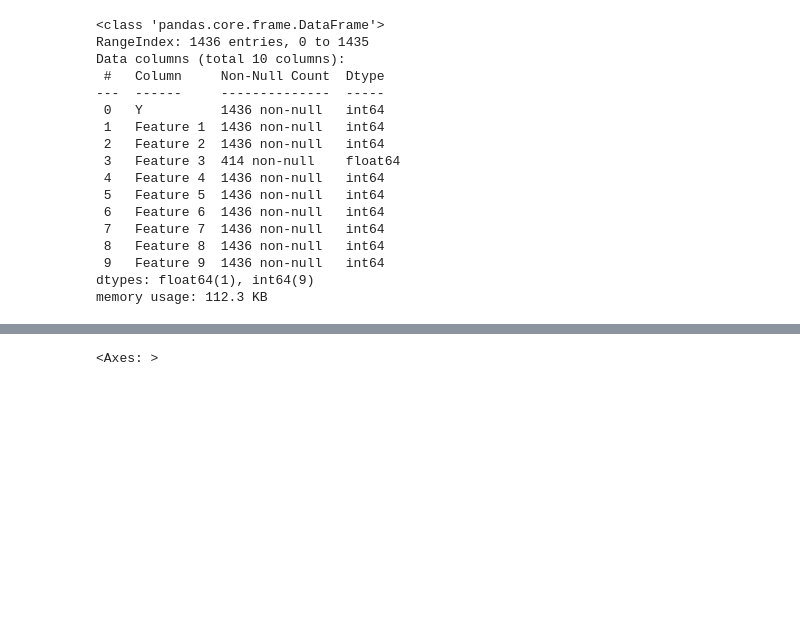
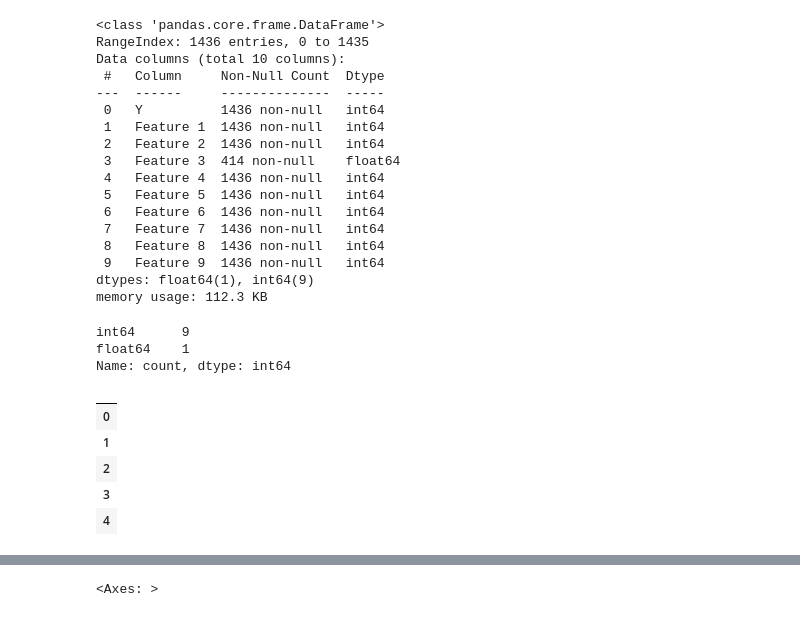
Before and after one commit to majarall/EDA-Azure-Pipeline, a Jupyter notebook: Task1.ipynb, the cells around one changed output, grey strips where cells are left out. Drawn from its saved outputs; the diff is of its cells as text; code cells hidden in the pictures; blank space fills up the shorter version.

```diff
--- a/Task1.ipynb
+++ b/Task1.ipynb
@@ -60,6 +63,21 @@ Data columns (total 10 columns):
  9   Feature 9  1436 non-null   int64
 dtypes: float64(1), int64(9)
 memory usage: 112.3 KB
+# %%
+df.dtypes.value_counts()
+# %% [output]
+int64      9
+float64    1
+Name: count, dtype: int64
+# %%
+df.select_dtypes(exclude="number").head()
+# %% [output]
+|  |
+| 0 |
+| 1 |
+| 2 |
+| 3 |
+| 4 |
 # %%
 df.describe()
 # %% [output]
```
Also changed, not shown: parts of 5 cells of this notebook.
